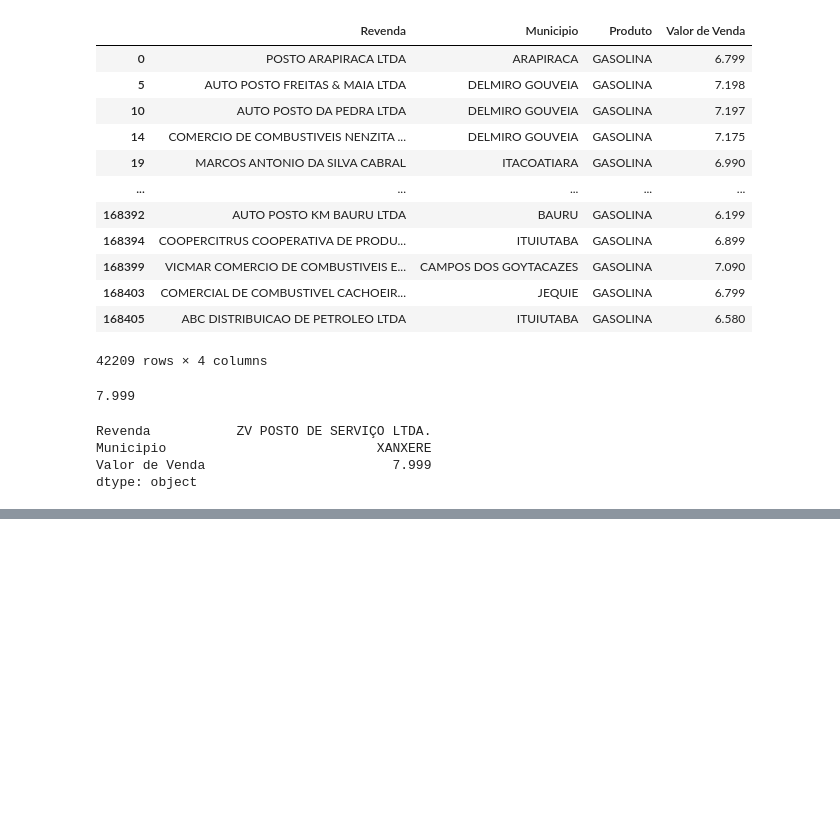
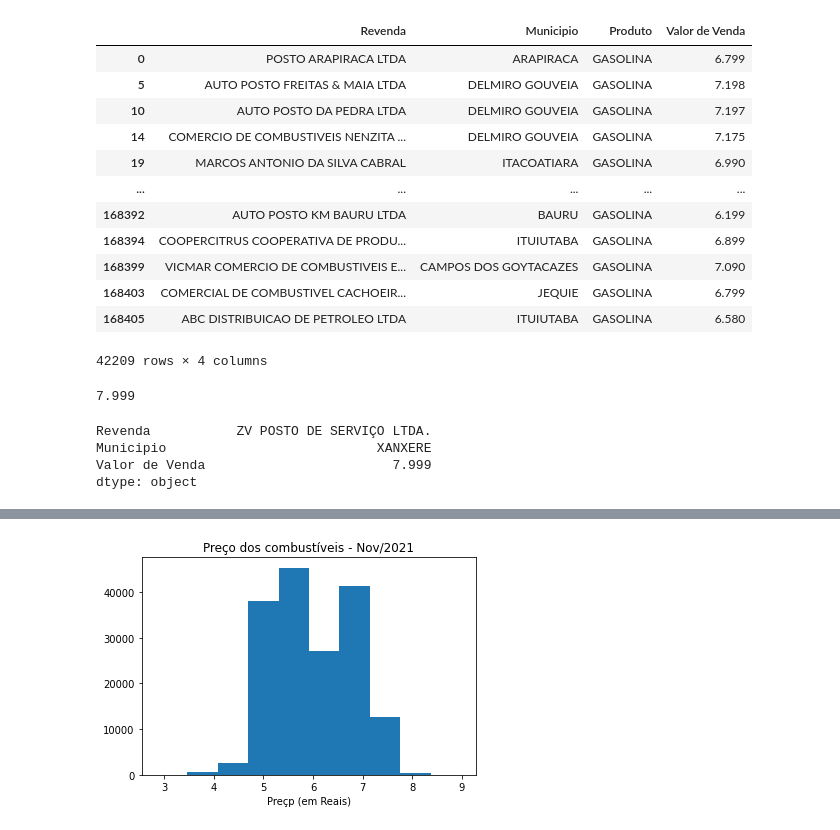
Before and after one commit to raulsauaia/AnimaCursoPandas2023-1, a Jupyter notebook: Primeiro_Exemplo_em_Pandas.ipynb, the cells around one changed output, grey strips where cells are left out. Cells and saved outputs as stored; diff of their text form; code cells hidden in the pictures; blank space fills up the shorter version.

```diff
--- a/Primeiro_Exemplo_em_Pandas.ipynb
+++ b/Primeiro_Exemplo_em_Pandas.ipynb
@@ -220,0 +127,11 @@ dtype: object
+# %%
+plt.hist(combustiveis_df['Valor de Venda'])
+# Título
+plt.title("Preço dos combustíveis - Nov/2021")
+# Rótulo horizontal
+plt.xlabel("Preçp (em Reais)")
+
+#Plote o graficão - tem que ser por último!!!
+plt.show()
+# %% [output]
+[figure, added]
```
Also changed, not shown: parts of 10 cells of this notebook.
